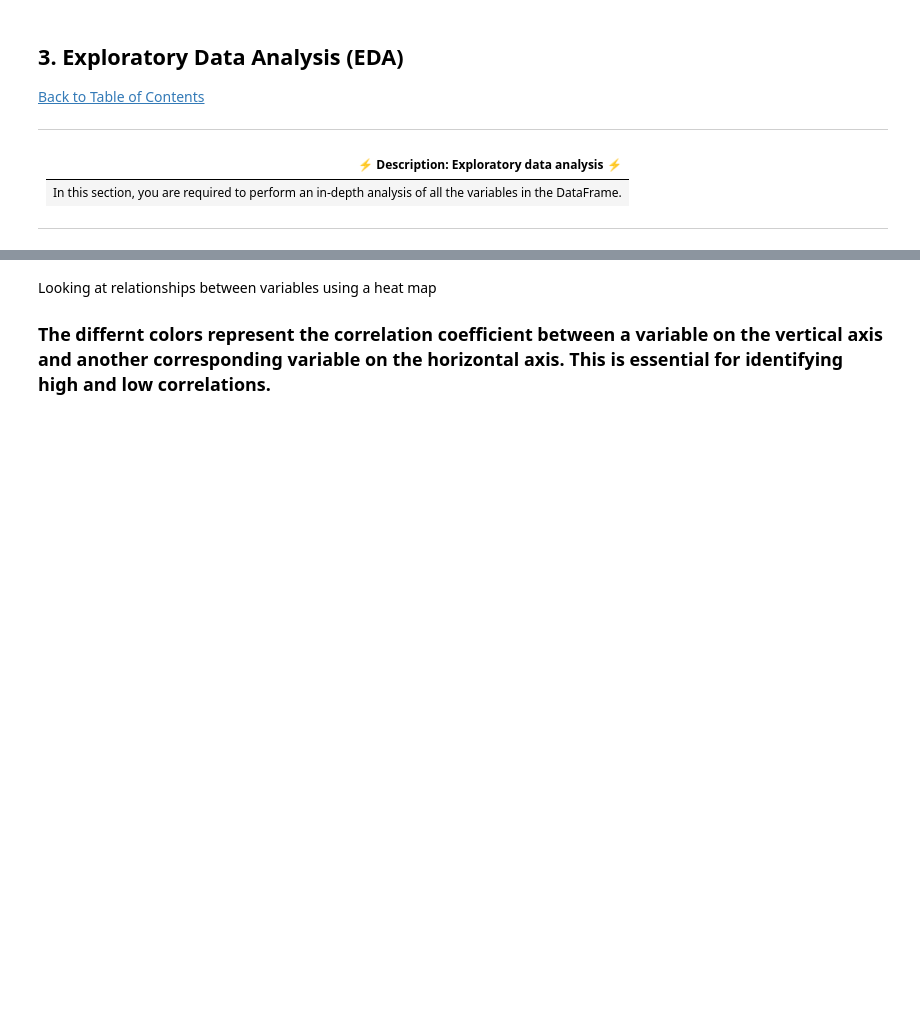
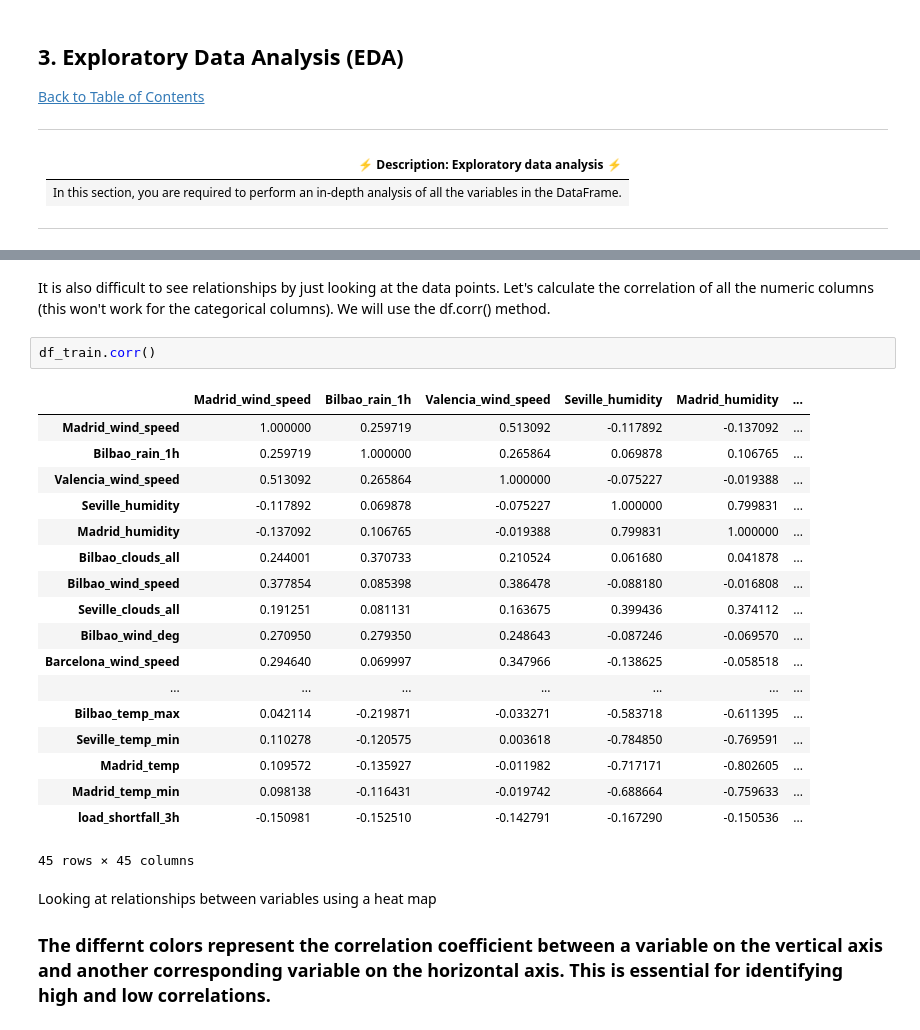
Before and after one commit to Aphiwe94/load-shortfall-regression-predict-api, a Jupyter notebook: starter-notebook.ipynb, the cells around one changed output, grey strips where cells are left out. Cells and saved outputs as stored; diff of their text form; blank space fills up the shorter version.

```diff
--- a/starter-notebook.ipynb
+++ b/starter-notebook.ipynb
@@ -181,3 +241,26 @@ sns.distplot(y, kde=False, fit=st.norm)
+# %% [markdown]
+It is also difficult to see relationships by just looking at the data points. Let's calculate the correlation of all the numeric columns (this won't work for the categorical columns). We will use the df.corr() method.
+# %%
+df_train.corr()
+# %% [output]
+|  | Madrid_wind_speed | Bilbao_rain_1h | Valencia_wind_speed | Seville_humidity | Madrid_humidity | ... |
+| Madrid_wind_speed | 1.000000 | 0.259719 | 0.513092 | -0.117892 | -0.137092 | ... |
+| Bilbao_rain_1h | 0.259719 | 1.000000 | 0.265864 | 0.069878 | 0.106765 | ... |
+| Valencia_wind_speed | 0.513092 | 0.265864 | 1.000000 | -0.075227 | -0.019388 | ... |
+| Seville_humidity | -0.117892 | 0.069878 | -0.075227 | 1.000000 | 0.799831 | ... |
+| Madrid_humidity | -0.137092 | 0.106765 | -0.019388 | 0.799831 | 1.000000 | ... |
+| Bilbao_clouds_all | 0.244001 | 0.370733 | 0.210524 | 0.061680 | 0.041878 | ... |
+| Bilbao_wind_speed | 0.377854 | 0.085398 | 0.386478 | -0.088180 | -0.016808 | ... |
+| Seville_clouds_all | 0.191251 | 0.081131 | 0.163675 | 0.399436 | 0.374112 | ... |
+| Bilbao_wind_deg | 0.270950 | 0.279350 | 0.248643 | -0.087246 | -0.069570 | ... |
+| Barcelona_wind_speed | 0.294640 | 0.069997 | 0.347966 | -0.138625 | -0.058518 | ... |
+| ... | ... | ... | ... | ... | ... | ... |
+| Bilbao_temp_max | 0.042114 | -0.219871 | -0.033271 | -0.583718 | -0.611395 | ... |
+| Seville_temp_min | 0.110278 | -0.120575 | 0.003618 | -0.784850 | -0.769591 | ... |
+| Madrid_temp | 0.109572 | -0.135927 | -0.011982 | -0.717171 | -0.802605 | ... |
+| Madrid_temp_min | 0.098138 | -0.116431 | -0.019742 | -0.688664 | -0.759633 | ... |
+| load_shortfall_3h | -0.150981 | -0.152510 | -0.142791 | -0.167290 | -0.150536 | ... |
+45 rows × 45 columns
 # %% [markdown]
 Looking at relationships between variables using a heat map
 
```
Also changed, not shown: parts of 20 cells of this notebook, 2 other files.
